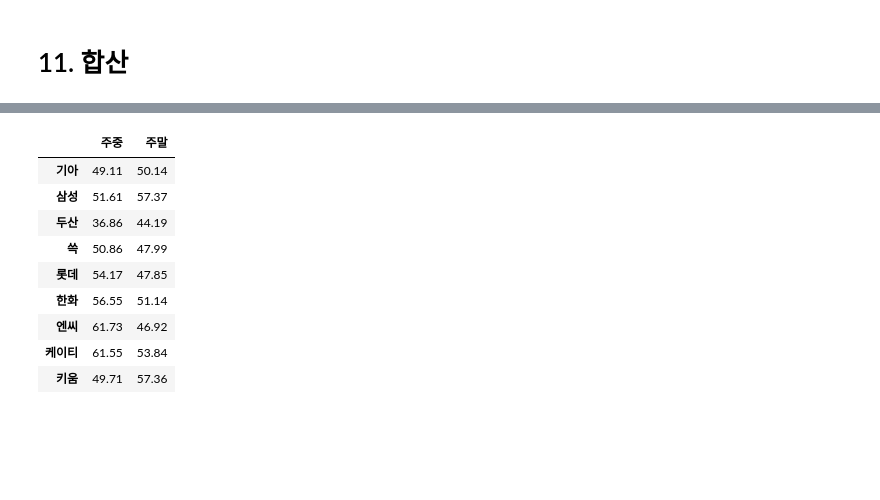
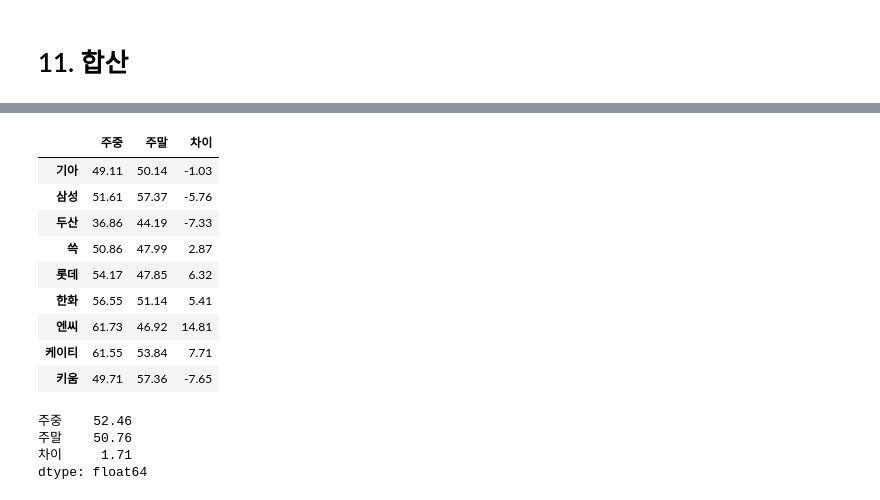
Before and after one commit to IAMKIMEUNSEO/predict2025_kbo_lgtwins_winning_rate, a Jupyter notebook: lgtwins.ipynb, the cells around one changed output, grey strips where cells are left out. Cells and saved outputs as stored; diff of their text form; code cells hidden in the pictures; blank space fills up the shorter version.

```diff
--- a/lgtwins.ipynb
+++ b/lgtwins.ipynb
@@ -3747,29 +3810,38 @@ df_team_HW_winning_rate
 # %%
 #시리즈
 data = {
     '기아': [predicted_kia_weekdays, predicted_kia_weekends],
     '삼성': [predicted_samsung_weekdays, predicted_samsung_weekends],
     '두산': [predicted_doosan_weekdays, predicted_doosan_weekends],
     '쓱': [predicted_ssg_weekdays, predicted_ssg_weekends],
     '롯데': [predicted_lotte_weekdays, predicted_lotte_weekends],
     '한화': [predicted_hanwa_weekdays, predicted_hanwa_weekends],
     '엔씨': [predicted_nc_weekdays, predicted_nc_weekends],
     '케이티': [predicted_kt_weekdays, predicted_kt_weekends],
     '키움': [predicted_kiwoom_weekdays, predicted_kiwoom_weekends]
 }
 columns = ['기아', '삼성', '두산', '쓱', '롯데', '한화', '엔씨', '케이티' ,'키움']
 index = ['주중', '주말']
 
 df_team_week_winning_rate = pd.DataFrame(data, columns=columns, index=index).T
+df_team_week_winning_rate['차이'] = df_team_week_winning_rate['주중'] - df_team_week_winning_rate['주말']
+
 df_team_week_winning_rate
 # %% [output]
-|  | 주중 | 주말 |
-| 기아 | 49.11 | 50.14 |
-| 삼성 | 51.61 | 57.37 |
-| 두산 | 36.86 | 44.19 |
-| 쓱 | 50.86 | 47.99 |
-| 롯데 | 54.17 | 47.85 |
-| 한화 | 56.55 | 51.14 |
-| 엔씨 | 61.73 | 46.92 |
-| 케이티 | 61.55 | 53.84 |
-| 키움 | 49.71 | 57.36 |
+|  | 주중 | 주말 | 차이 |
+| 기아 | 49.11 | 50.14 | -1.03 |
+| 삼성 | 51.61 | 57.37 | -5.76 |
+| 두산 | 36.86 | 44.19 | -7.33 |
+| 쓱 | 50.86 | 47.99 | 2.87 |
+| 롯데 | 54.17 | 47.85 | 6.32 |
+| 한화 | 56.55 | 51.14 | 5.41 |
+| 엔씨 | 61.73 | 46.92 | 14.81 |
+| 케이티 | 61.55 | 53.84 | 7.71 |
+| 키움 | 49.71 | 57.36 | -7.65 |
+# %%
+df_team_week_winning_rate.mean().round(2)
+# %% [output]
+주중    52.46
+주말    50.76
+차이     1.71
+dtype: float64
```
Also changed, not shown: parts of 18 cells of this notebook.
